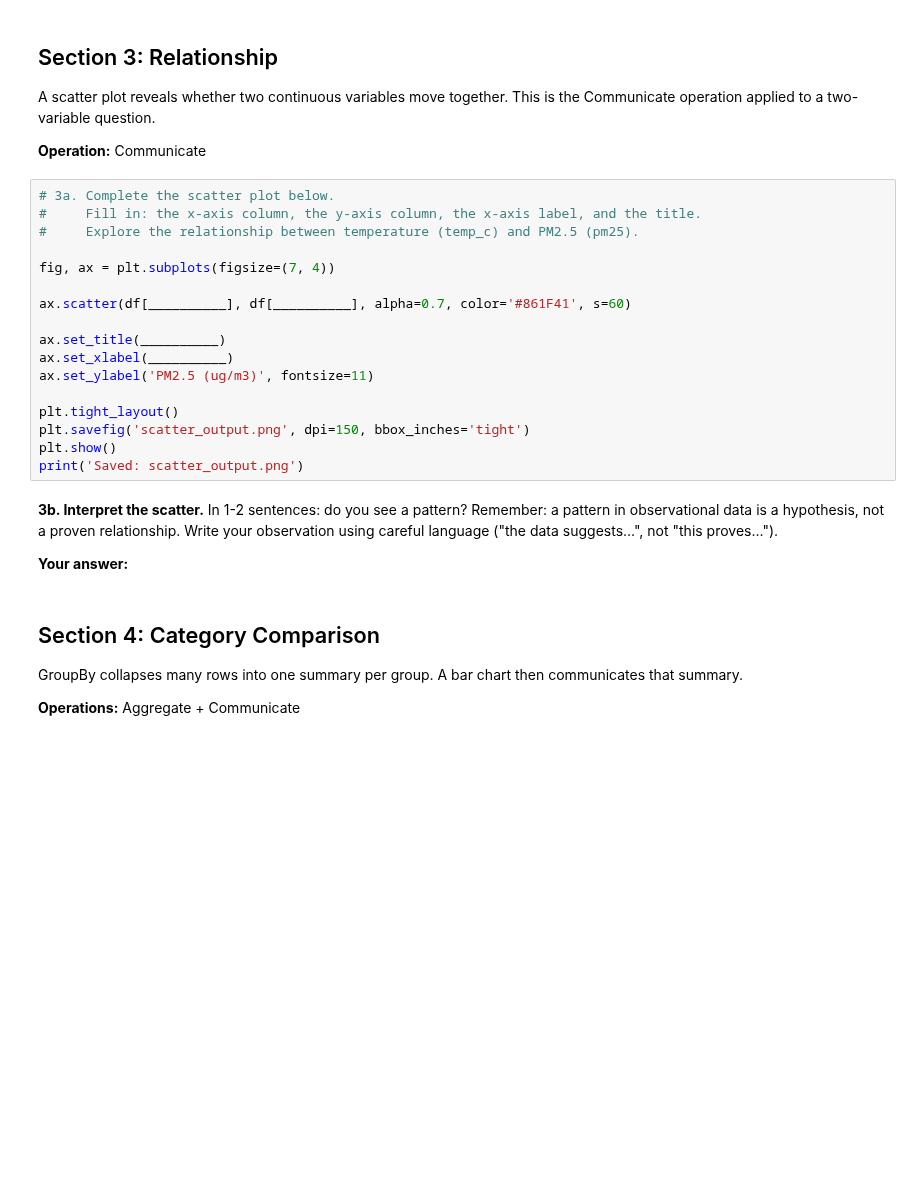
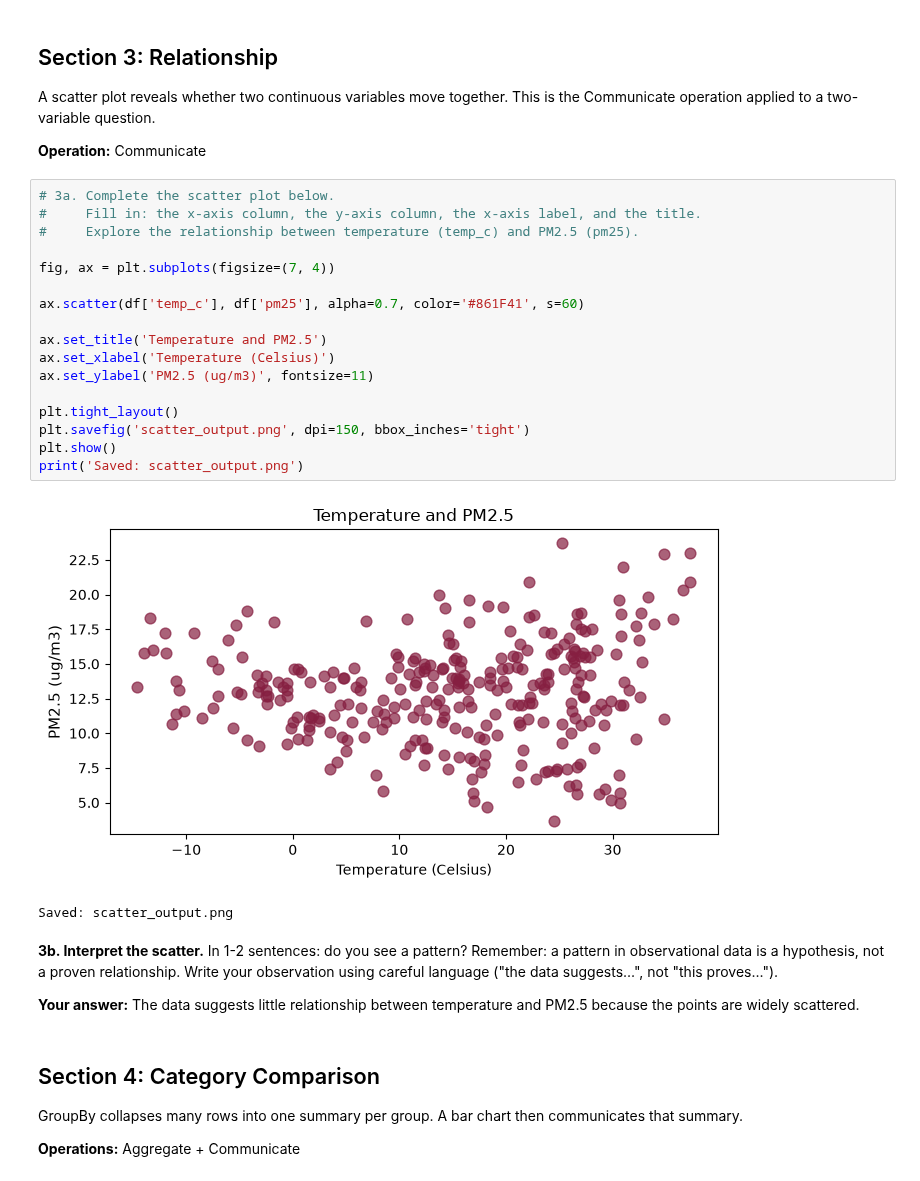
Before and after one commit to aramoudi/cs5045, a Jupyter notebook: M9/hw9.ipynb, the cells around one changed output. Cells and saved outputs as stored; diff of their text form; blank space fills up the shorter version.

```diff
--- a/M9/hw9.ipynb
+++ b/M9/hw9.ipynb
@@ -86,24 +106,27 @@ A scatter plot reveals whether two continuous variables move together. This is t
 # %%
 # 3a. Complete the scatter plot below.
 #     Fill in: the x-axis column, the y-axis column, the x-axis label, and the title.
 #     Explore the relationship between temperature (temp_c) and PM2.5 (pm25).
 
 fig, ax = plt.subplots(figsize=(7, 4))
 
-ax.scatter(df[__________], df[__________], alpha=0.7, color='#861F41', s=60)
+ax.scatter(df['temp_c'], df['pm25'], alpha=0.7, color='#861F41', s=60)
 
-ax.set_title(__________)
-ax.set_xlabel(__________)
+ax.set_title('Temperature and PM2.5')
+ax.set_xlabel('Temperature (Celsius)')
 ax.set_ylabel('PM2.5 (ug/m3)', fontsize=11)
 
 plt.tight_layout()
 plt.savefig('scatter_output.png', dpi=150, bbox_inches='tight')
 plt.show()
 print('Saved: scatter_output.png')
+# %% [output]
+[figure, added]
+Saved: scatter_output.png
 # %% [markdown]
 **3b. Interpret the scatter.** In 1-2 sentences: do you see a pattern? Remember: a pattern in observational data is a hypothesis, not a proven relationship. Write your observation using careful language ("the data suggests...", not "this proves...").
 
-**Your answer:**
+**Your answer:** The data suggests little relationship between temperature and PM2.5 because the points are widely scattered.
 # %% [markdown]
 ## Section 4: Category Comparison
 
```
Also changed, not shown: parts of 13 cells of this notebook, 2 other files.
